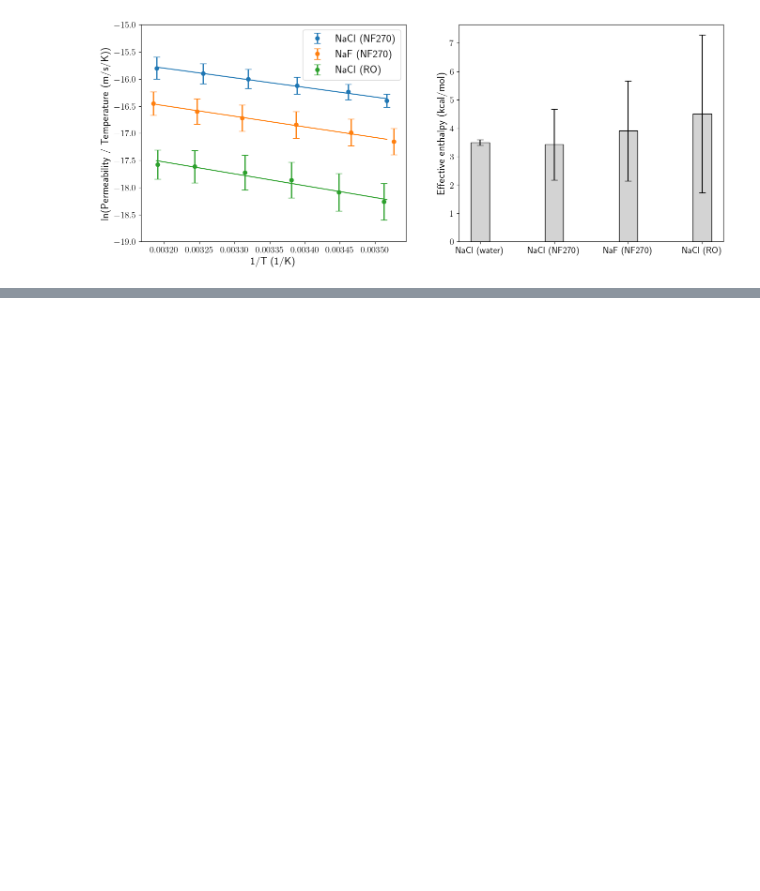
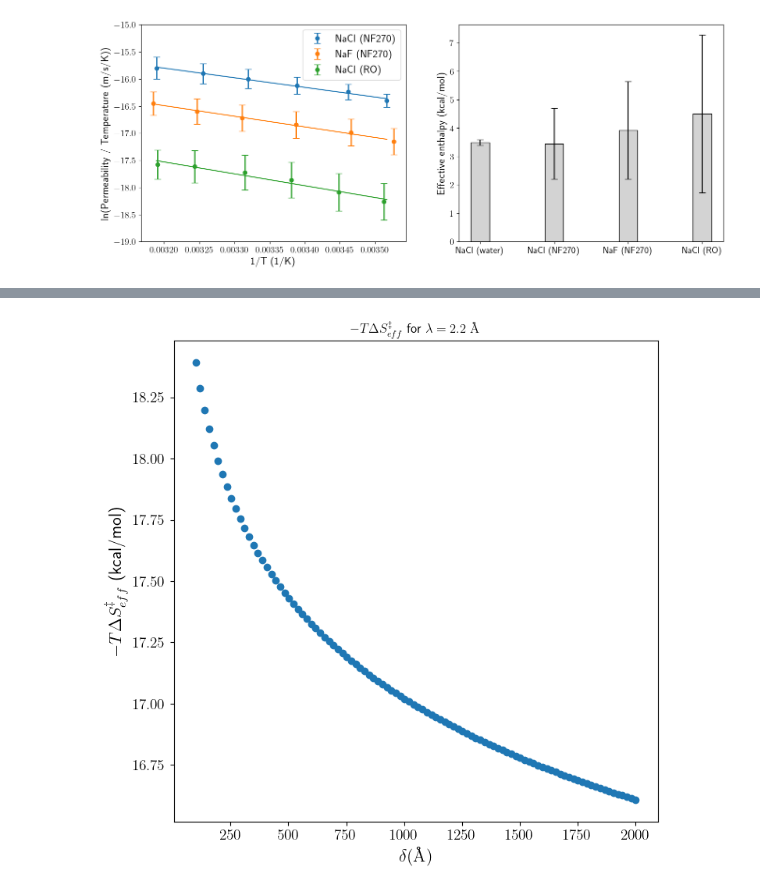
Before and after one commit to schwinns/eyring_model, a Jupyter notebook: experimental_barriers.ipynb, the cells around one changed output, grey strips where cells are left out. Drawn from its saved outputs; the diff is of its cells as text; code cells hidden in the pictures; blank space fills up the shorter version.

```diff
--- a/experimental_barriers.ipynb
+++ b/experimental_barriers.ipynb
@@ -331,0 +368,10 @@ fig.savefig('figs/experimental_data.png')
+# %%
+fig, ax = plt.subplots(1,1, figsize=(8,8))
+
+ax.scatter(deltas, -300*results[5,:,0]*R)
+ax.set_xlabel('$\delta (\mathrm{\AA})$', fontsize=16)
+ax.set_ylabel('$-T\Delta S_{eff}^{\ddag}$ (kcal/mol)', fontsize=16)
+ax.tick_params('both', labelsize=14)
+ax.set_title('$-T\Delta S_{eff}^{\ddag}$ for $\lambda = 2.2~\mathrm{\AA}$');
+# %% [output]
+[figure, added]
```
Also changed, not shown: parts of 7 cells of this notebook, 1 other file.
